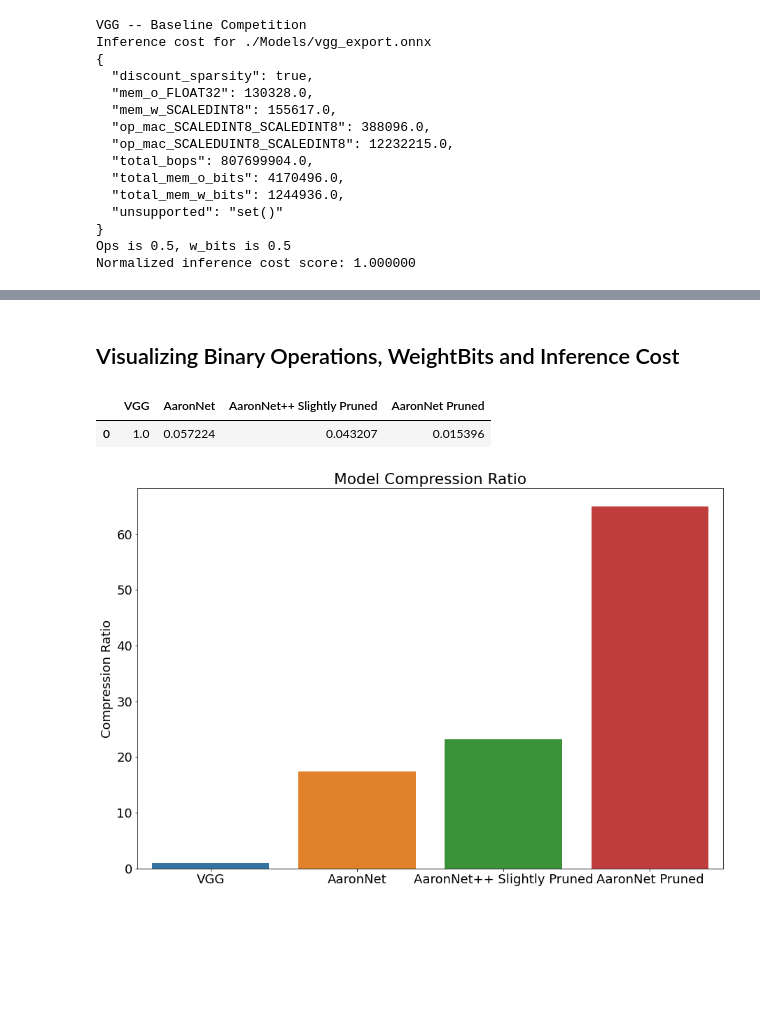
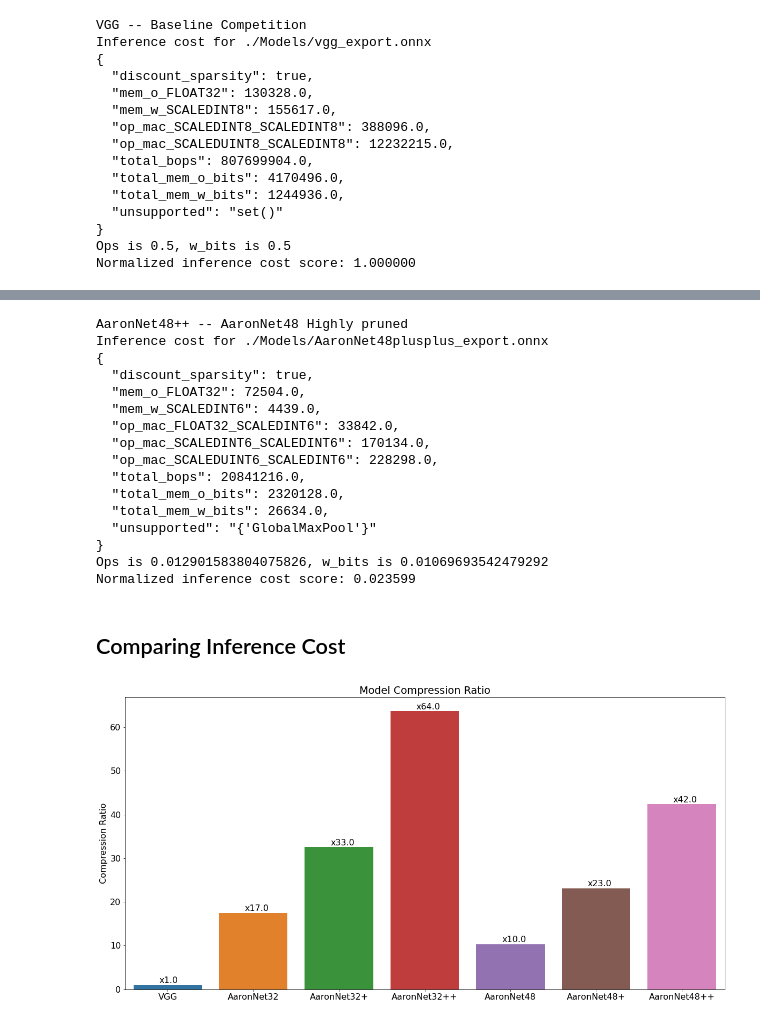
Before and after one commit to ITU-AI-ML-in-5G-Challenge/ITU-ML5G-PS-007-Aaronica, a Jupyter notebook: evaluation.ipynb, the cells around one changed output, grey strips where cells are left out. Cells and saved outputs as stored; diff of their text form; code cells hidden in the pictures; blank space fills up the shorter version.

```diff
--- a/evaluation.ipynb
+++ b/evaluation.ipynb
@@ -357,0 +357,3 @@ Normalized inference cost score: 0.015396
+# %%
+print("AaronNet48 -- Baseline")
+AaronNet48Bops, AaronNet48WBits, AaronNet48Cost = calculate_cost(AaronNet48, "AaronNet48")
@@ -357,0 +377,3 @@ Normalized inference cost score: 0.015396
+# %%
+print("AaronNet48+ -- AaronNet48 Slightly Pruned")
+AaronNet48plusBops, AaronNet48plusWBits, AaronNet48plusCost = calculate_cost(AaronNet48plus, "AaronNet48plus")
@@ -358,20 +397,46 @@ Normalized inference cost score: 0.015396
+# %%
+print("AaronNet48++ -- AaronNet48 Highly pruned")
+AaronNet48plusplusBops, AaronNet48plusplusWBits, AaronNet48plusplusCost = calculate_cost(AaronNet48plusplus, "AaronNet48plusplus")
+# %% [output]
+AaronNet48++ -- AaronNet48 Highly pruned
+Inference cost for ./Models/AaronNet48plusplus_export.onnx
+{
+  "discount_sparsity": true,
+  "mem_o_FLOAT32": 72504.0,
+  "mem_w_SCALEDINT6": 4439.0,
+  "op_mac_FLOAT32_SCALEDINT6": 33842.0,
+  "op_mac_SCALEDINT6_SCALEDINT6": 170134.0,
+  "op_mac_SCALEDUINT6_SCALEDINT6": 228298.0,
+  "total_bops": 20841216.0,
+  "total_mem_o_bits": 2320128.0,
+  "total_mem_w_bits": 26634.0,
+  "unsupported": "{'GlobalMaxPool'}"
+}
+Ops is 0.012901583804075826, w_bits is 0.01069693542479292
+Normalized inference cost score: 0.023599
 # %% [markdown]
-## Visualizing Binary Operations, WeightBits and Inference Cost
+## Comparing Inference Cost
-# %%
-data = np.array([
-    VGGCost, AaronNetCost, AaronNetPlusPlusPrunedCost, AaronNetPrunedCost
-]).reshape((1, -1))
-classes = ["VGG", "AaronNet32", "AaronNet48+", "AaronNet32++"]
-df = pd.DataFrame(data, columns=classes)
-# %% [output]
-|  | VGG | AaronNet | AaronNet++ Slightly Pruned | AaronNet Pruned |
-| 0 | 1.0 | 0.057224 | 0.043207 | 0.015396 |
-# %%
-plt.rcParams.update({'font.size': 18})
-plt.figure(figsize=(15, 10))
-plt.title("Model Compression Ratio")
-plt.ylabel("Compression Ratio")
-sns.barplot(x=classes, y=1.0/data.reshape(-1, ))
-plt.show()
-# %% [output]
-[figure, removed]
+# %%
+all_costs = np.array([
+    VGGCost, AaronNet32Cost,
+    AaronNet32plusCost, AaronNet32plusplusCost,
+    AaronNet48Cost, AaronNet48plusCost, AaronNet48plusplusCost
+]).reshape((1, -1))
+
+all_accs = np.array([
+    np.mean(VGG_accs)*100, np.mean(AaronNet32_accs)*100,
+    np.mean(AaronNet32plus_accs)*100, np.mean(AaronNet32plusplus_accs)*100,
+    np.mean(AaronNet48_accs)*100, np.mean(AaronNet48plus_accs)*100, np.mean(AaronNet48plusplus_accs)*100
+]).reshape(1, -1)
+
+classes = ["VGG", "AaronNet32", "AaronNet32+", "AaronNet32++", "AaronNet48", "AaronNet48+", "AaronNet48++"]
+plt.rcParams.update({'font.size': 16})
+plt.figure(figsize=(20, 10))
+plt.title("Model Compression Ratio")
+plt.ylabel("Compression Ratio")
+ax = sns.barplot(x=classes, y=1.0/all_costs.reshape(-1, ))
+for p in ax.patches:
+    ax.annotate(f"x{np.round(p.get_height())}", (p.get_x() + 0.3, p.get_height() + 0.40))
+plt.show()
+# %% [output]
+[figure, added]
```
Also changed, not shown: parts of 34 cells of this notebook, 21 other files.
